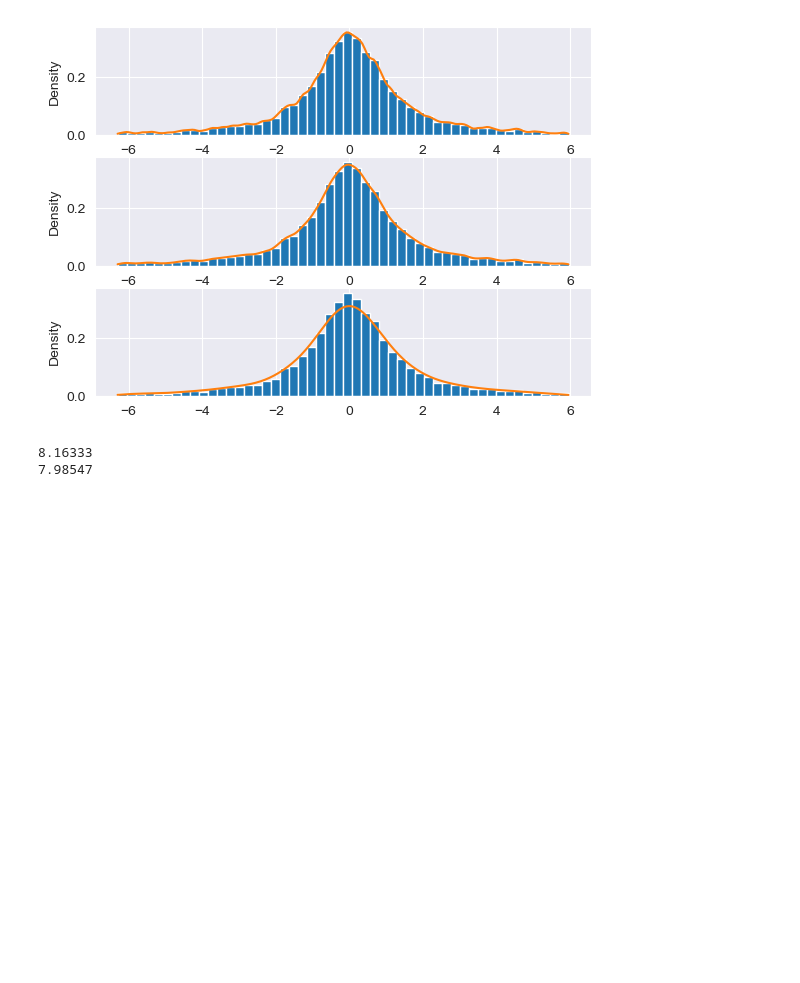
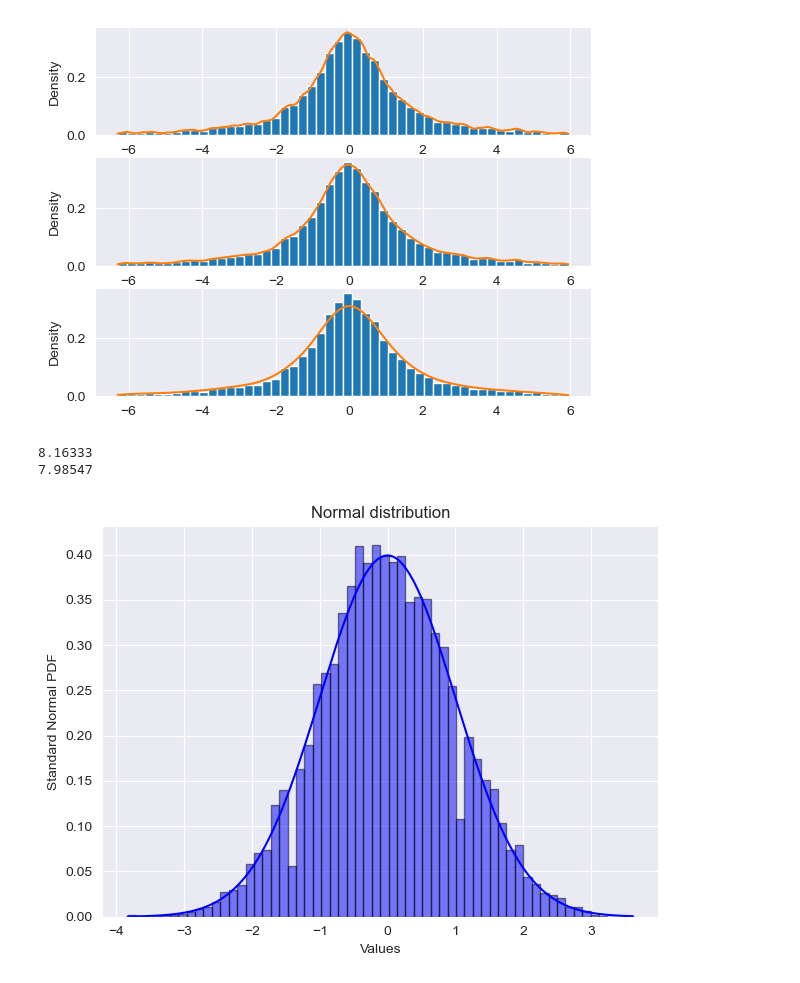
Before and after one commit to orange-cat-programmer/MPSI_2024-25, a Jupyter notebook: lekcja_rozklady/sprawdzian_rozklady_rozwiazania.ipynb, the cells around one changed output. Drawn from its saved outputs; the diff is of its cells as text; code cells hidden in the pictures; blank space fills up the shorter version.

```diff
--- a/lekcja_rozklady/sprawdzian_rozklady_rozwiazania.ipynb
+++ b/lekcja_rozklady/sprawdzian_rozklady_rozwiazania.ipynb
@@ -81,3 +81,28 @@ print(b/sample_size)
 # %% [output]
 8.16333
 7.98547
+# %%
+from scipy.stats import norm
+from seaborn import kdeplot
+
+np.random.seed(1)
+
+data = np.random.binomial(n=1000, p=0.5, size=10000)
+data = data - np.mean(data)
+data = data / (np.var(data) ** 0.5)
+
+fig, ax = plt.subplots()
+
+ax.hist(data, bins=60, density=True, alpha=0.5, color='b', edgecolor='black')
+
+
+x = np.linspace(np.min(data), np.max(data), 1000)
+pdf_x = norm.pdf(x)
+
+ax.plot(x, pdf_x, color='b')
+ax.set(xlabel='Values', ylabel='Standard Normal PDF', title='Normal distribution')
+
+fig.tight_layout()
+fig.savefig('comparison.png')
+# %% [output]
+[figure, added]
```
Also changed, not shown: 21 other files.
